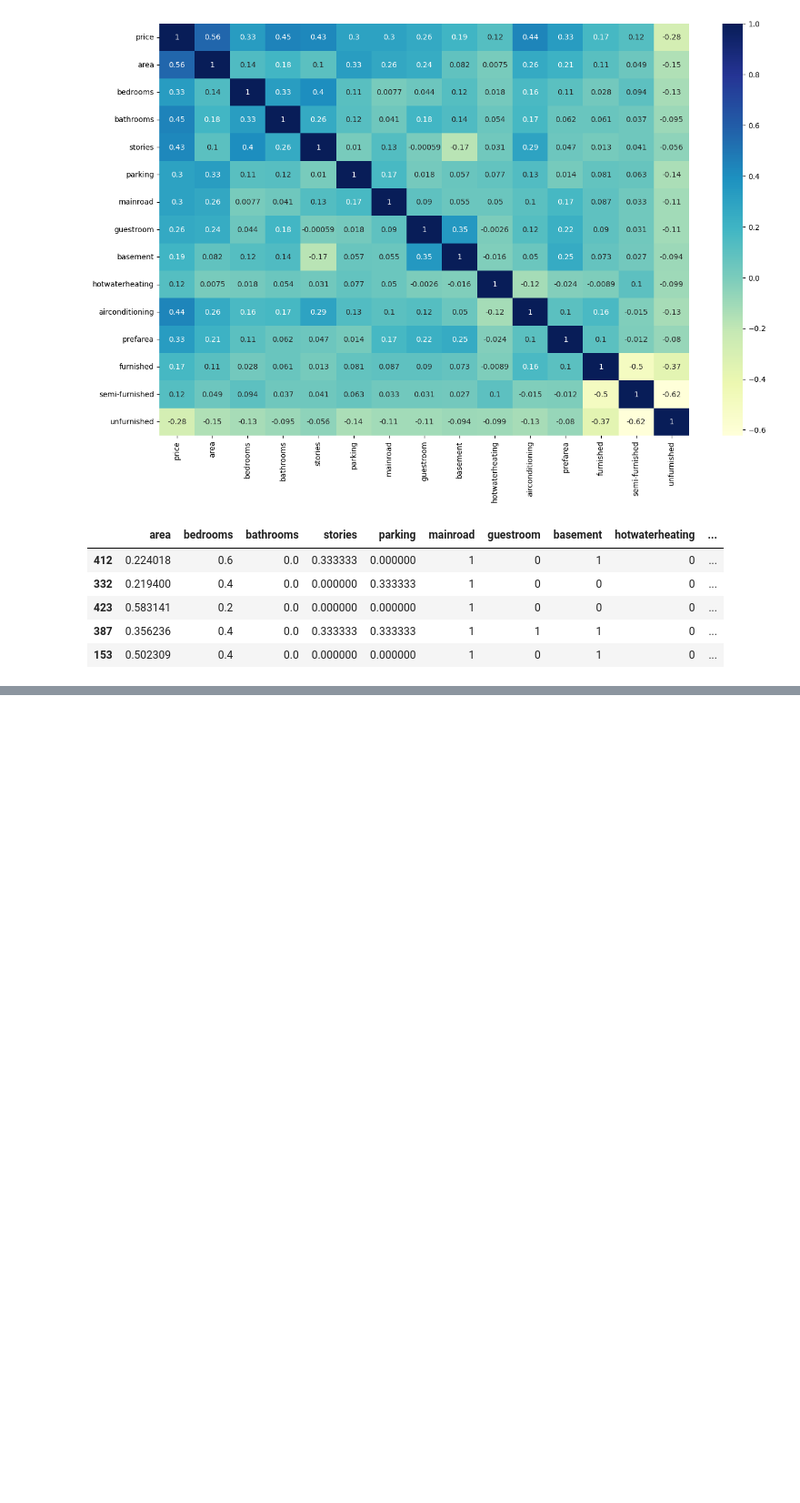
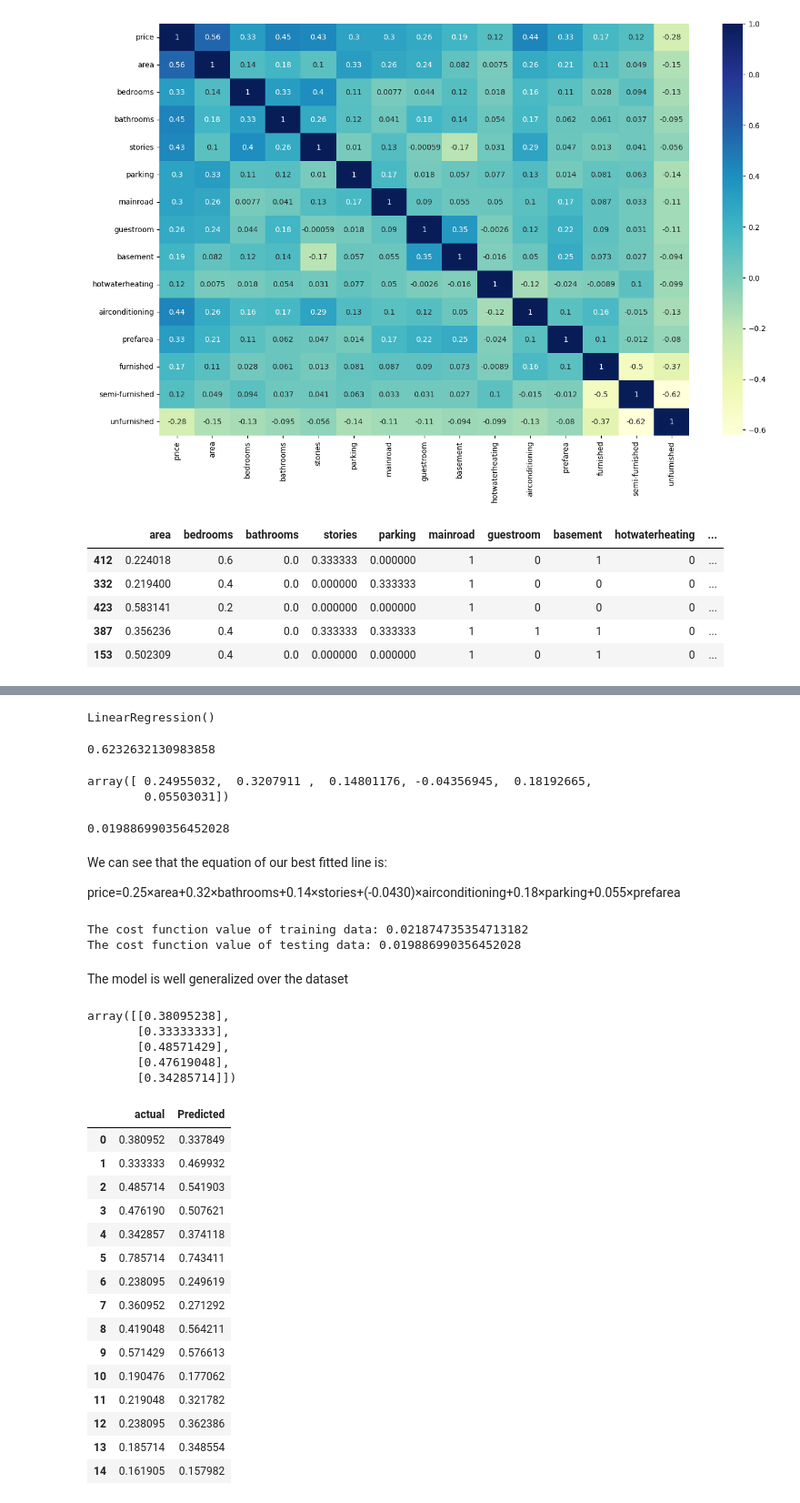
Before and after one commit to NaraineSurya/House-Price-Prediction, a Jupyter notebook: house_price_prediction.ipynb, the cells around one changed output, grey strips where cells are left out. Shown at 91% size. Saved outputs shown, nothing was run; the diff lists cells and outputs as text; code cells hidden in the pictures; blank space fills up the shorter version.

```diff
--- a/house_price_prediction.ipynb
+++ b/house_price_prediction.ipynb
@@ -288,0 +403,69 @@ x_train.head()
+# %%
+model = LinearRegression()
+model.fit(x_test_rfe,y_test)
+# %% [output]
+LinearRegression()
+# %%
+y_pred_test = model.predict(x_test_rfe)
+# %%
+from sklearn.metrics import r2_score
+r2_score(y_test, y_pred_test)
+# %% [output]
+0.6232632130983858
+# %%
+model.coef_
+# %% [output]
+array([ 0.24955032,  0.3207911 ,  0.14801176, -0.04356945,  0.18192665,
+        0.05503031])
+# %%
+mse_test = mean_squared_error(y_test, y_pred_test)
+mse_test
+# %% [output]
+0.019886990356452028
+# %% [markdown]
+We can see that the equation of our best fitted line is:
+
+price=0.25×area+0.32×bathrooms+0.14×stories+(-0.0430)×airconditioning+0.18×parking+0.055×prefarea
+# %%
+# Getting the cost funcion values of training and testing data
+
+print(f"The cost function value of training data: {mse_train}")
+print(f"The cost function value of testing data: {mse_test}")
+# %% [output]
+The cost function value of training data: 0.021874735354713182
+The cost function value of testing data: 0.019886990356452028
+# %% [markdown]
+The model is well generalized over the dataset
+# %%
+y_test.shape
+y_test_matrix = y_test.values.reshape(-1,1)
+y_test_matrix[:5]
+# %% [output]
+array([[0.38095238],
+       [0.33333333],
+       [0.48571429],
+       [0.47619048],
+       [0.34285714]])
+# %%
+#load actual and predecited values side by side
+dframe=pd.DataFrame({'actual':y_test_matrix.flatten(),'Predicted':y_pred_test.flatten()})
+#flatten toget single axis of data (1 dimension only)
+# %%
+dframe.head(15)
+# %% [output]
+|  | actual | Predicted |
+| 0 | 0.380952 | 0.337849 |
+| 1 | 0.333333 | 0.469932 |
+| 2 | 0.485714 | 0.541903 |
+| 3 | 0.476190 | 0.507621 |
+| 4 | 0.342857 | 0.374118 |
+| 5 | 0.785714 | 0.743411 |
+| 6 | 0.238095 | 0.249619 |
+| 7 | 0.360952 | 0.271292 |
+| 8 | 0.419048 | 0.564211 |
+| 9 | 0.571429 | 0.576613 |
+| 10 | 0.190476 | 0.177062 |
+| 11 | 0.219048 | 0.321782 |
+| 12 | 0.238095 | 0.362386 |
+| 13 | 0.185714 | 0.348554 |
+| 14 | 0.161905 | 0.157982 |
```
Also changed, not shown: parts of 20 cells of this notebook.
